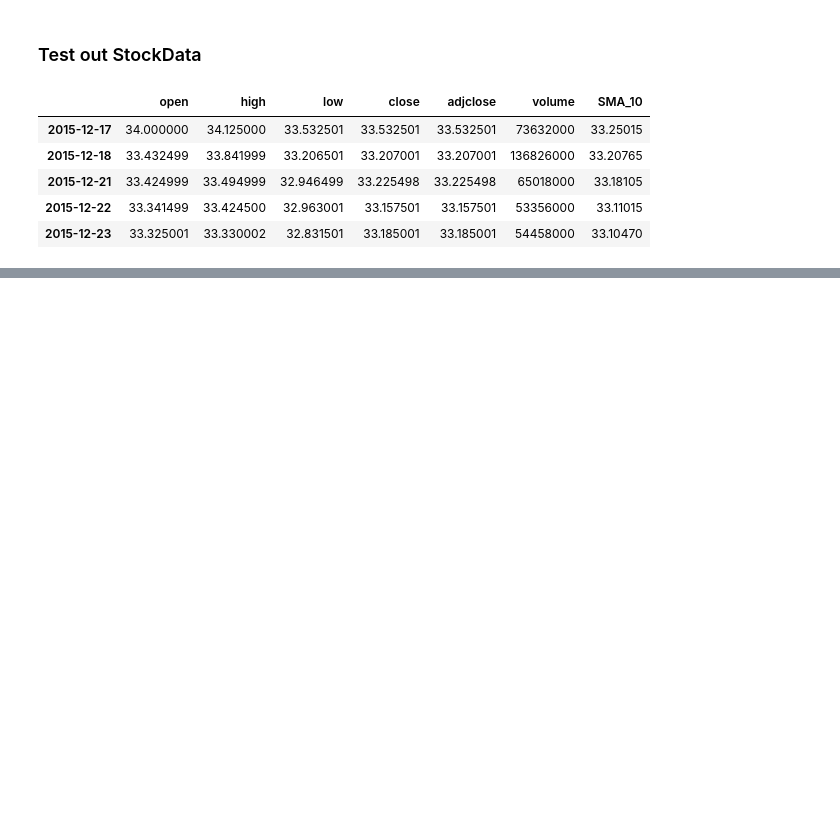
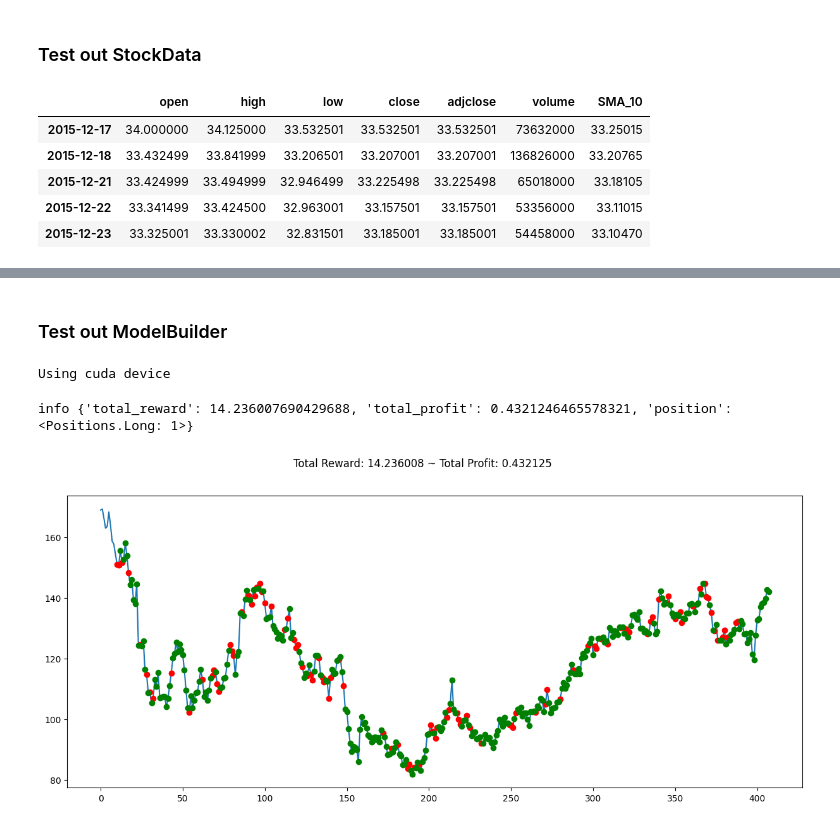
Before and after one commit to Pfannen/AI-Stock-Agent, a Jupyter notebook: notebooks/RL_trading_bot_test.ipynb, the cells around one changed output, grey strips where cells are left out. Saved outputs shown, nothing was run; the diff lists cells and outputs as text; code cells hidden in the pictures; blank space fills up the shorter version.

```diff
--- a/notebooks/RL_trading_bot_test.ipynb
+++ b/notebooks/RL_trading_bot_test.ipynb
@@ -134,8 +151,7 @@ class StockData():
               ticker: str,
               start_date: str,
               end_date: str,
-              interval: str
-              ):
+              interval: str):
     self.ticker = ticker
     self.start_date = start_date
     self.end_date = end_date
@@ -175,0 +194,14 @@ new_df.head()
+# %%
+# Create method to return indicators on given environment
+
+def signals(env):
+  start = env.frame_bound[0] - env.window_size
+  end = env.frame_bound[1]
+  prices = env.df.loc[:, 'close'].to_numpy()[start:end]
+  signal_features = env.df.to_numpy()[start:end]
+  return prices, signal_features
+
+# Create custom environment
+
+class CustomEnv(StocksEnv):
+  _process_data = signals
@@ -175,0 +249,17 @@ new_df.head()
+# %% [markdown]
+### Test out ModelBuilder
+# %%
+TestModelBuilder = ModelBuilder(df=new_df,
+                                window_size=10,
+                                train_percentage=0.8,
+                                eval_callback_freq=5000,
+                                model_save_path=model_save_path / 'test_model')
+# %% [output]
+Using cuda device
+# %%
+TestModelBuilder.train_model(5000)
+# %%
+TestModelBuilder.test_model()
+# %% [output]
+info {'total_reward': 14.236007690429688, 'total_profit': 0.4321246465578321, 'position': <Positions.Long: 1>}
+[figure, added]
```
Also changed, not shown: parts of 10 cells of this notebook.
